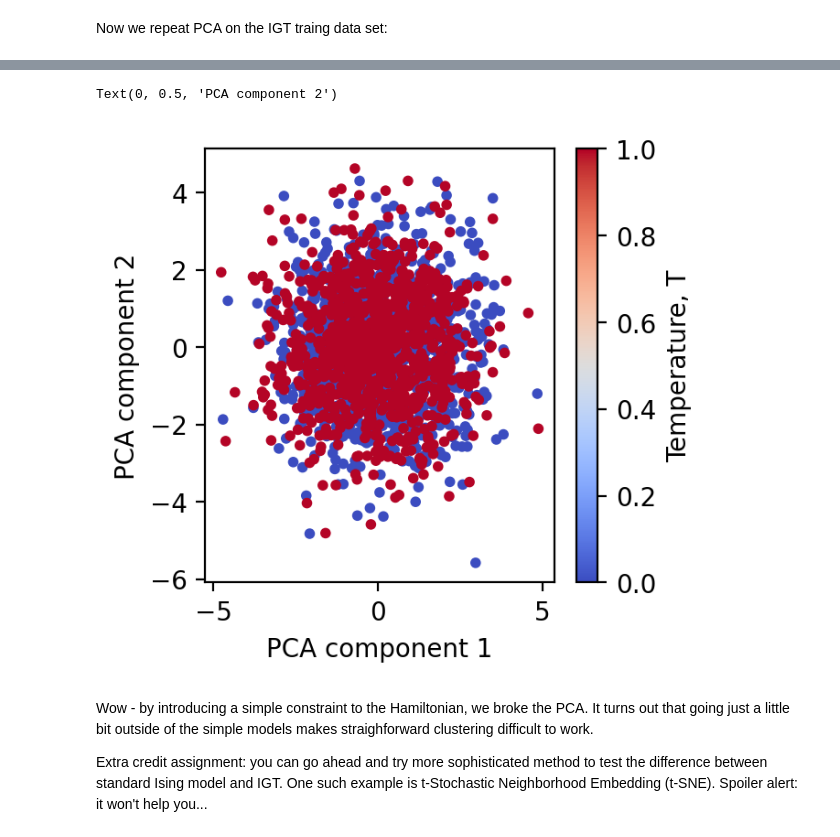
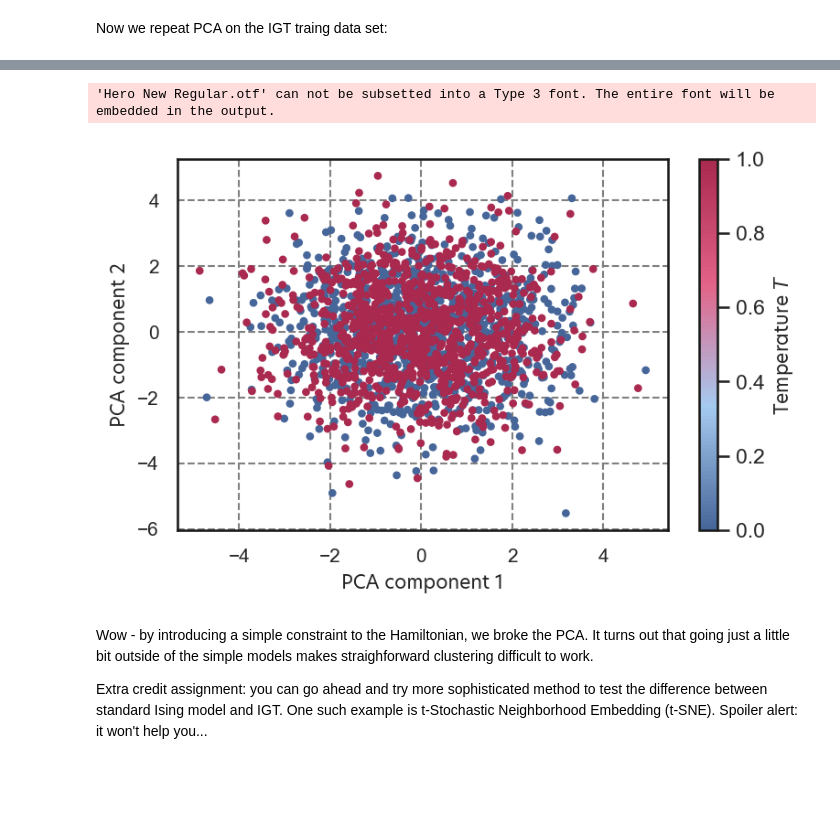
Before and after one commit to Shmoo137/SummerSchool2021_MLinQuantum, a Jupyter notebook: A - Phase Classification (by Eliska Greplova)/01_Unsupervised_learning.ipynb, the cells around one changed output, grey strips where cells are left out. Saved outputs shown, nothing was run; the diff lists cells and outputs as text; code cells hidden in the pictures; blank space fills up the shorter version.

```diff
--- a/A - Phase Classification (by Eliska Greplova)/01_Unsupervised_learning.ipynb
+++ b/A - Phase Classification (by Eliska Greplova)/01_Unsupervised_learning.ipynb
@@ -157,18 +183,27 @@ def plot_Ising_configuration(spins, ax=None):
 # %%
-which_training_point1 = 50
-which_training_point2 = 700
+which_training_point1 = 150
+which_training_point2 = 520
+which_training_point3 = 900
 
-fig = plt.figure()
-fig.set_size_inches(10, 30)
+sns.set(style="whitegrid", rc={'figure.figsize':(5.25,3.375)}) # in inches
+sns.set_style("whitegrid", {'grid.linestyle': 'dashed', "grid.color": "0.5", 'axes.edgecolor': '.1'})
+
+fig = plt.figure(dpi=150)
+#fig.set_size_inches(10, 30)
 fig.subplots_adjust(wspace=0.01,hspace=0.08, left=0.01, right=0.99, bottom=0.05, top=0.99)
 
-ax1 = fig.add_subplot(1,2,1)
+ax1 = fig.add_subplot(1,3,1)
 plot_Ising_configuration(ising_training_configs[which_training_point1], ax1)
-ax1.set_title("T={:1.2f}".format(ising_training_labels[which_training_point1]))
+ax1.set_title("$T$={:1.2f}".format(ising_training_labels[which_training_point1]), size=12, fontproperties=custom_font)
 ax1.title.set_position((0.5,-0.1))
 
-ax2 = fig.add_subplot(1,2,2)
+ax2 = fig.add_subplot(1,3,2)
 plot_Ising_configuration(ising_training_configs[which_training_point2], ax2)
-ax2.set_title("T={:1.2f}".format(ising_training_labels[which_training_point2]))
+ax2.set_title("$T$={:1.2f}".format(ising_training_labels[which_training_point2]), size=12, fontproperties=custom_font)
 ax2.title.set_position((0.5,-0.1))
+
+ax3 = fig.add_subplot(1,3,3)
+plot_Ising_configuration(ising_training_configs[which_training_point3], ax3)
+ax3.set_title("$T$={:1.2f}".format(ising_training_labels[which_training_point3]), size=12, fontproperties=custom_font)
+ax3.title.set_position((0.5,-0.1))
 # %% [output]
@@ -380,23 +435,31 @@ PCA_coord_ILGT = pca(np.reshape(ilgt_training_configs, (ilgt_training_configs.sh
 # %%
 # Here we plot the data points in the coordinates of the first two principal components
 # with the color bar created using the temperature labels
 
-fig = plt.figure(dpi=200)
-fig.set_size_inches(3.40457, 3)
+# Seaborn style set
+sns.set(style="whitegrid", rc={'figure.figsize':(5.25,3.375)}) # in inches
+sns.set_style("whitegrid", {'grid.linestyle': 'dashed', "grid.color": "0.5", 'axes.edgecolor': '.1'})
+
+fig = plt.figure(dpi=150)
 fig.subplots_adjust(wspace=0.01,hspace=0.01, left=0.20, right=0.9, bottom=0.15, top=0.94)
 ax1 = fig.add_subplot(1,1,1)
 
+plt.tick_params(labelsize=10)
+plt.tight_layout()
+
 pca_plt = ax1.scatter(PCA_coord_ILGT[:,0], PCA_coord_ILGT[:,1], 10, ilgt_training_labels,
-            cmap=plt.cm.coolwarm)
+            cmap=my_cmap)
 
 cbar = plt.colorbar(pca_plt, )
-cbar.set_label('Temperature, T')
+cbar.set_label('Temperature $T$', size=12, fontproperties=custom_font)
 
-ax1.set_xlabel('PCA component 1')
-ax1.set_ylabel('PCA component 2')
+ax1.set_xlabel('PCA component 1', size=12, fontproperties=custom_font)
+ax1.set_ylabel('PCA component 2', size=12, fontproperties=custom_font)
+
+fig.savefig('3_3_2.pdf')
 # %% [output]
-Text(0, 0.5, 'PCA component 2')
+'Hero New Regular.otf' can not be subsetted into a Type 3 font. The entire font will be embedded in the output.
-[figure, old version]
+[figure, new version]
 # %% [markdown]
 Wow - by introducing a simple constraint to the Hamiltonian, we broke the PCA. It turns out that going just a little bit outside of the simple models makes straighforward clustering difficult to work.
 
```
Also changed, not shown: parts of 7 cells of this notebook, 1 other file.
